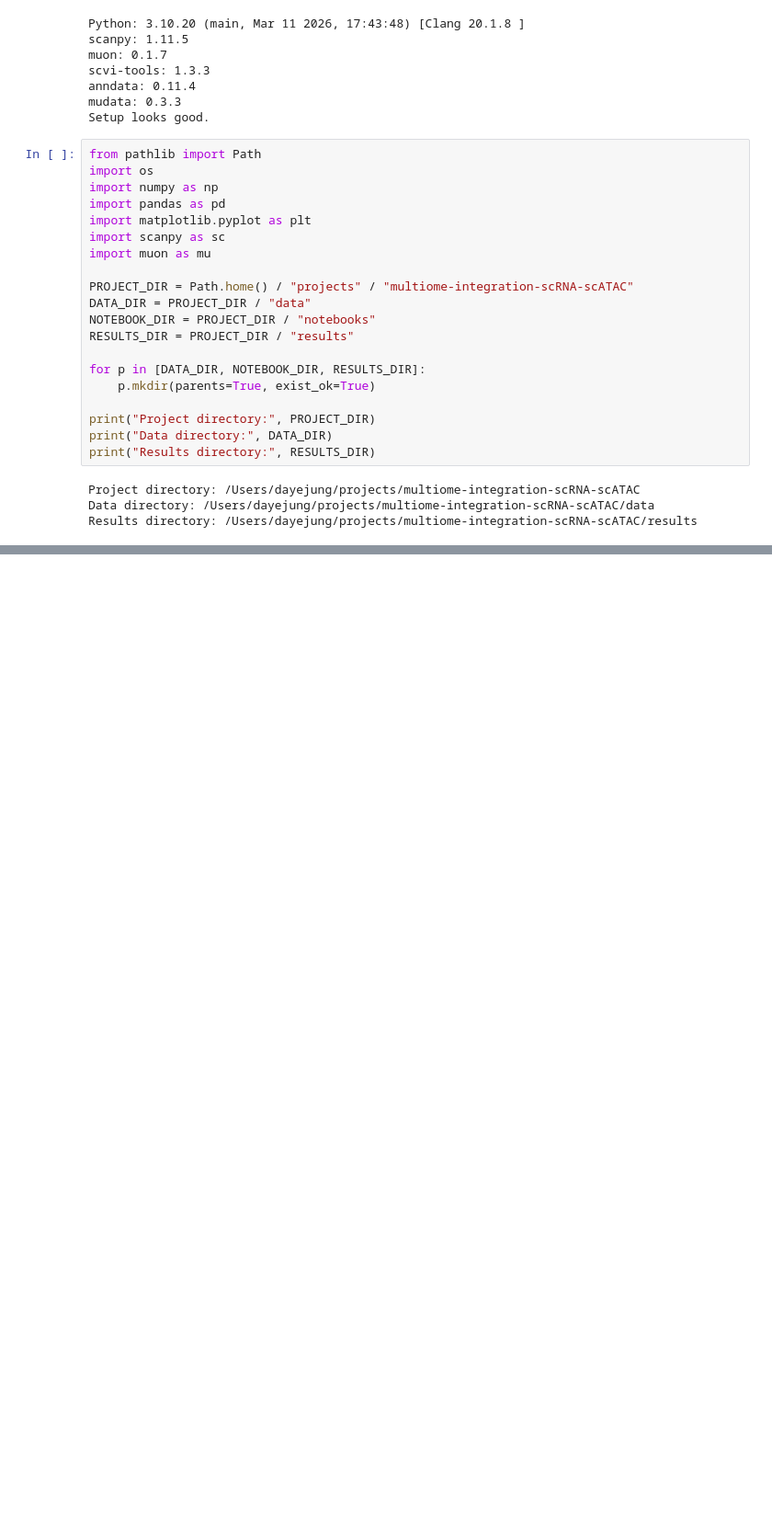
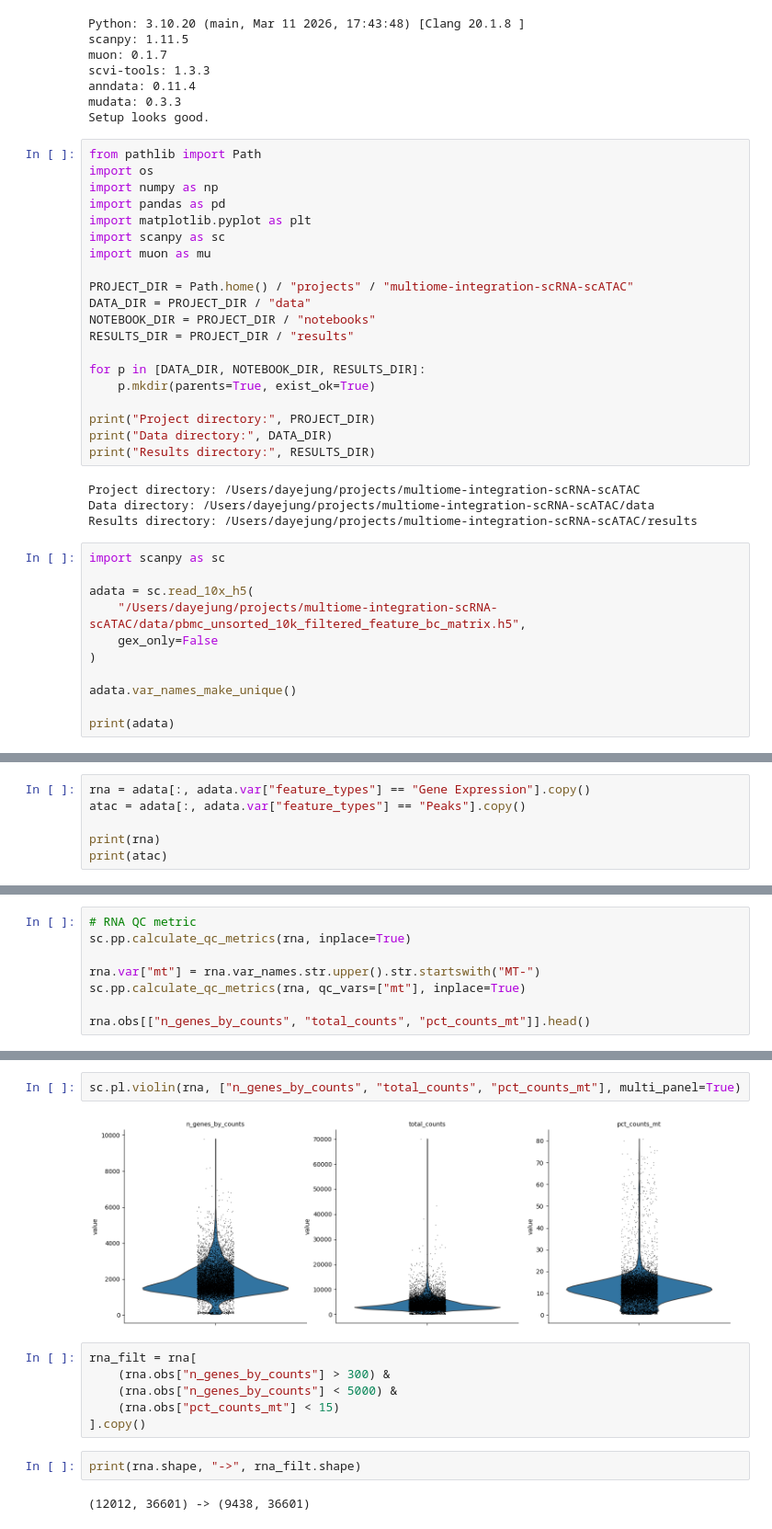
Before and after one commit to JuliaJung00/multiome-integration-scRNA-scATAC, a Jupyter notebook: notebooks/01_setup_and_qc.ipynb, the cells around one changed output, grey strips where cells are left out. Shown at 92% size. Cells and saved outputs as stored; diff of their text form; blank space fills up the shorter version.

Commit message:
updated QC and preprocessing part of RNA data

```diff
--- a/notebooks/01_setup_and_qc.ipynb
+++ b/notebooks/01_setup_and_qc.ipynb
@@ -45,3 +45,14 @@ print("Results directory:", RESULTS_DIR)
 Project directory: /Users/dayejung/projects/multiome-integration-scRNA-scATAC
 Data directory: /Users/dayejung/projects/multiome-integration-scRNA-scATAC/data
 Results directory: /Users/dayejung/projects/multiome-integration-scRNA-scATAC/results
+# %%
+import scanpy as sc
+
+adata = sc.read_10x_h5(
+    "/Users/dayejung/projects/multiome-integration-scRNA-scATAC/data/pbmc_unsorted_10k_filtered_feature_bc_matrix.h5",
+    gex_only=False
+)
+
+adata.var_names_make_unique()
+
+print(adata)
@@ -47,0 +69,6 @@ Results directory: /Users/dayejung/projects/multiome-integration-scRNA-scATAC/re
+# %%
+rna = adata[:, adata.var["feature_types"] == "Gene Expression"].copy()
+atac = adata[:, adata.var["feature_types"] == "Peaks"].copy()
+
+print(rna)
+print(atac)
@@ -47,0 +80,8 @@ Results directory: /Users/dayejung/projects/multiome-integration-scRNA-scATAC/re
+# %%
+# RNA QC metric
+sc.pp.calculate_qc_metrics(rna, inplace=True)
+
+rna.var["mt"] = rna.var_names.str.upper().str.startswith("MT-")
+sc.pp.calculate_qc_metrics(rna, qc_vars=["mt"], inplace=True)
+
+rna.obs[["n_genes_by_counts", "total_counts", "pct_counts_mt"]].head()
@@ -47,0 +95,14 @@ Results directory: /Users/dayejung/projects/multiome-integration-scRNA-scATAC/re
+# %%
+sc.pl.violin(rna, ["n_genes_by_counts", "total_counts", "pct_counts_mt"], multi_panel=True)
+# %% [output]
+[figure, added]
+# %%
+rna_filt = rna[
+    (rna.obs["n_genes_by_counts"] > 300) &
+    (rna.obs["n_genes_by_counts"] < 5000) &
+    (rna.obs["pct_counts_mt"] < 15)
+].copy()
+# %%
+print(rna.shape, "->", rna_filt.shape)
+# %% [output]
+(12012, 36601) -> (9438, 36601)
```
Also changed, not shown: parts of 8 cells of this notebook.
